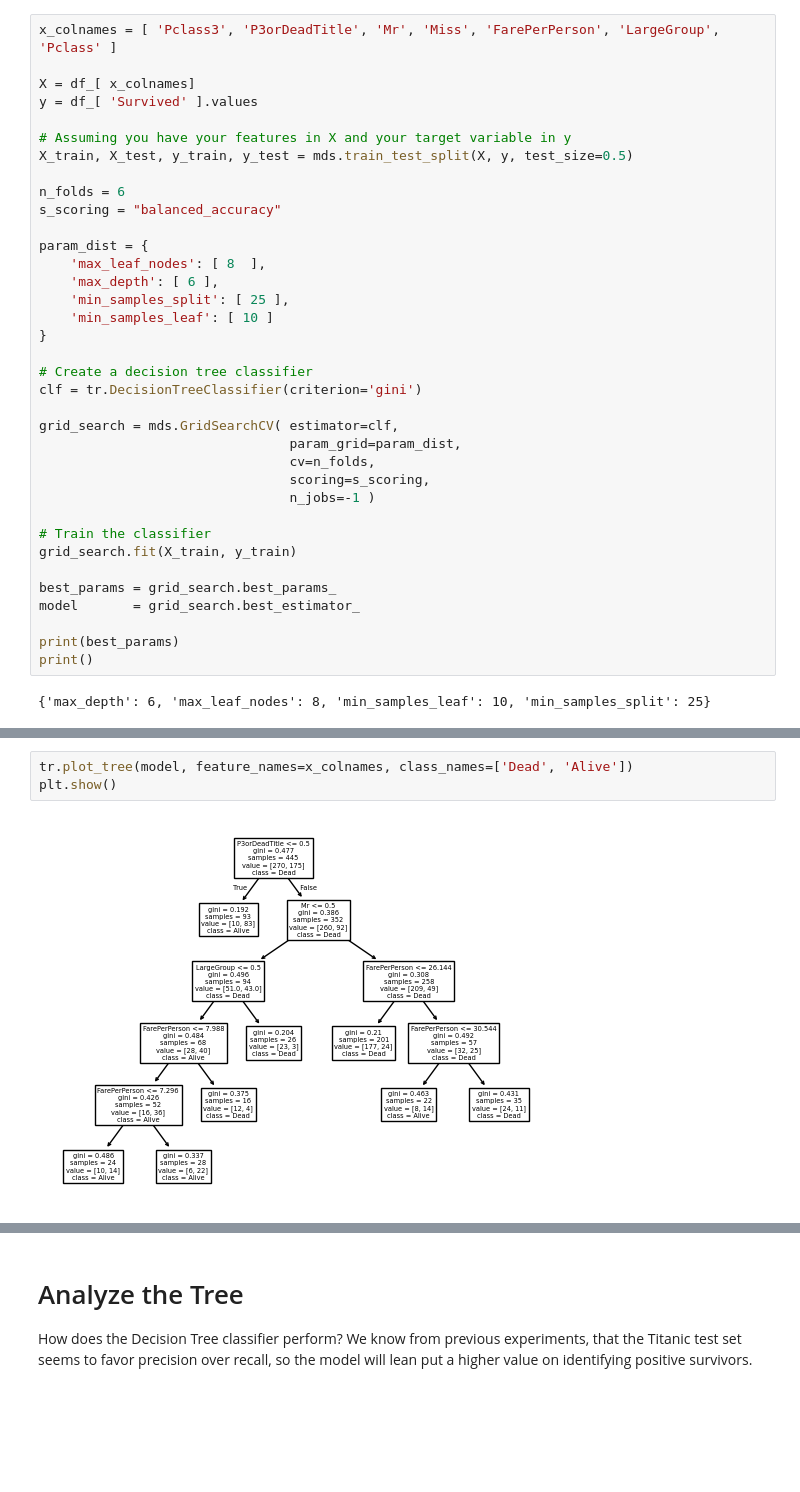
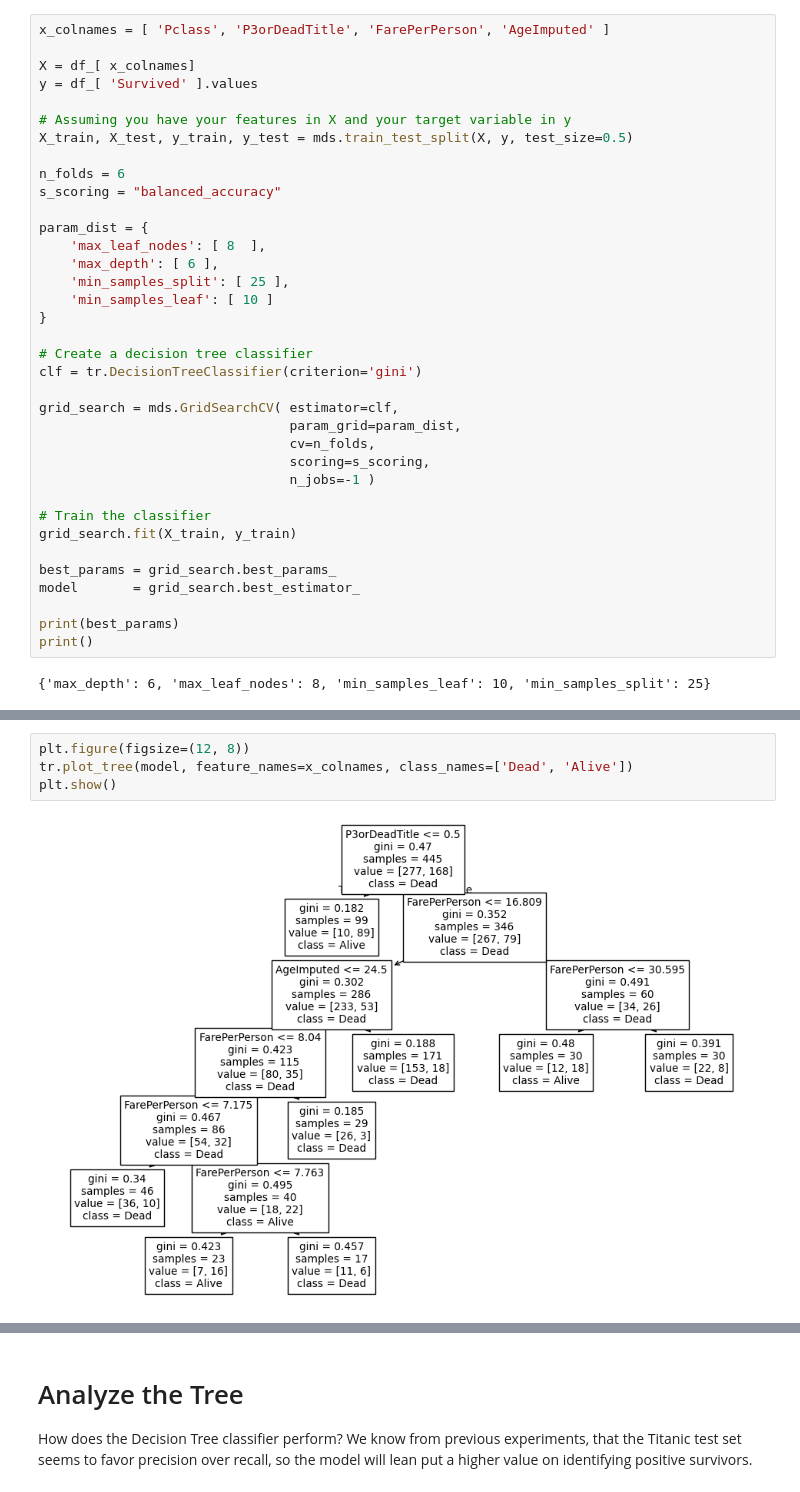
Before and after one commit to jmartenstein/titanic-ml, a Jupyter notebook: src/nb07_socioeconomic.ipynb, the cells around one changed output, grey strips where cells are left out. Cells and saved outputs as stored; diff of their text form; blank space fills up the shorter version.

```diff
--- a/src/nb07_socioeconomic.ipynb
+++ b/src/nb07_socioeconomic.ipynb
@@ -159,7 +159,7 @@ plt.show()
 
 The graph above shows us that we can see a STRONG correlation by folks that survived, and the folks that didn't have the title "Mr" (not poor) and were rated Pclass 1 or Pclass 2. To do another round of analysis, let's use a new feature from the dataset that marks anyone with PClass 3 or a "non-survivng title" (Dr, Mr, Capt). Building this into our binary tree classifier should give us further insights into the nature of the data.
 # %%
-x_colnames = [ 'Pclass3', 'P3orDeadTitle', 'Mr', 'Miss', 'FarePerPerson', 'LargeGroup', 'Pclass' ]
+x_colnames = [ 'Pclass', 'P3orDeadTitle', 'FarePerPerson', 'AgeImputed' ]
 
 X = df_[ x_colnames]
 y = df_[ 'Survived' ].values
@@ -214,7 +211,8 @@ print(feature_imp_df)
 # %%
+plt.figure(figsize=(12, 8))
 tr.plot_tree(model, feature_names=x_colnames, class_names=['Dead', 'Alive'])
 plt.show()
 # %% [output]
-[figure, old version]
+[figure, new version]
 # %%
 threshold_tuner = mds.TunedThresholdClassifierCV(
```
Also changed, not shown: parts of 7 cells of this notebook.
